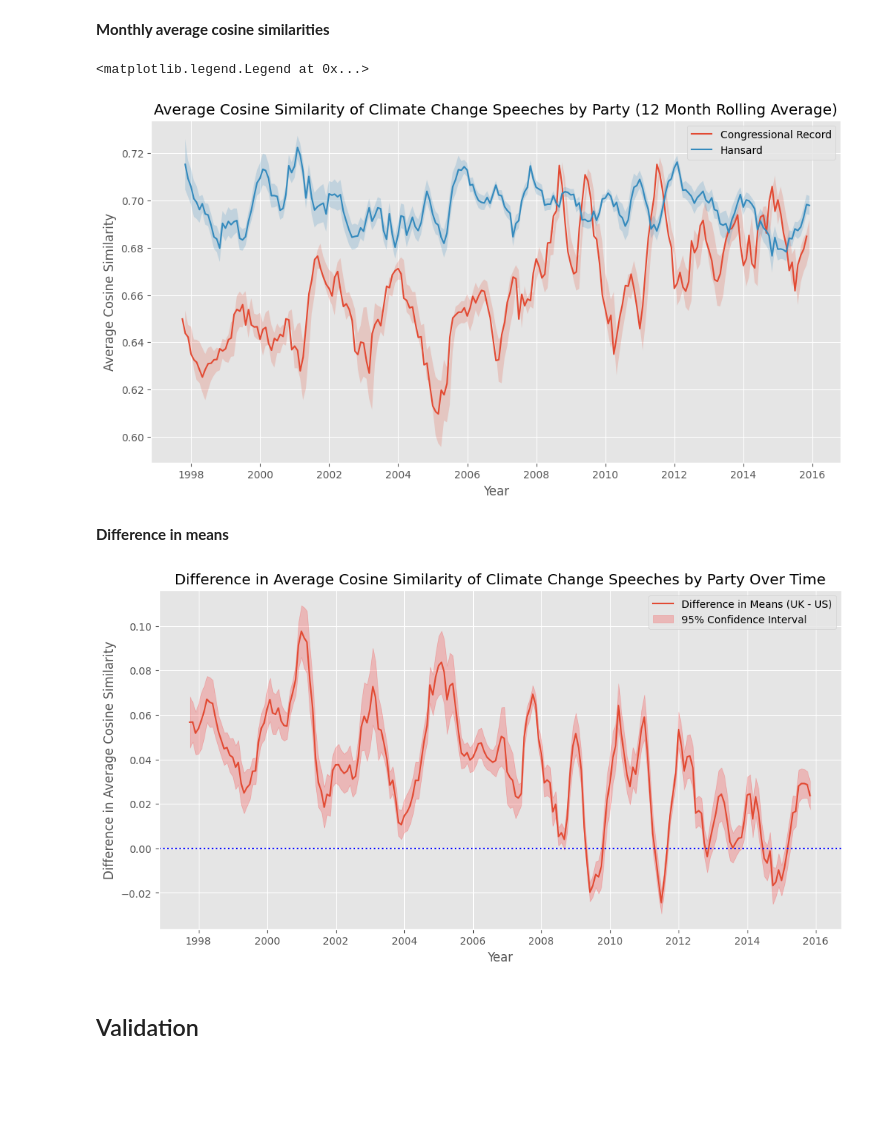
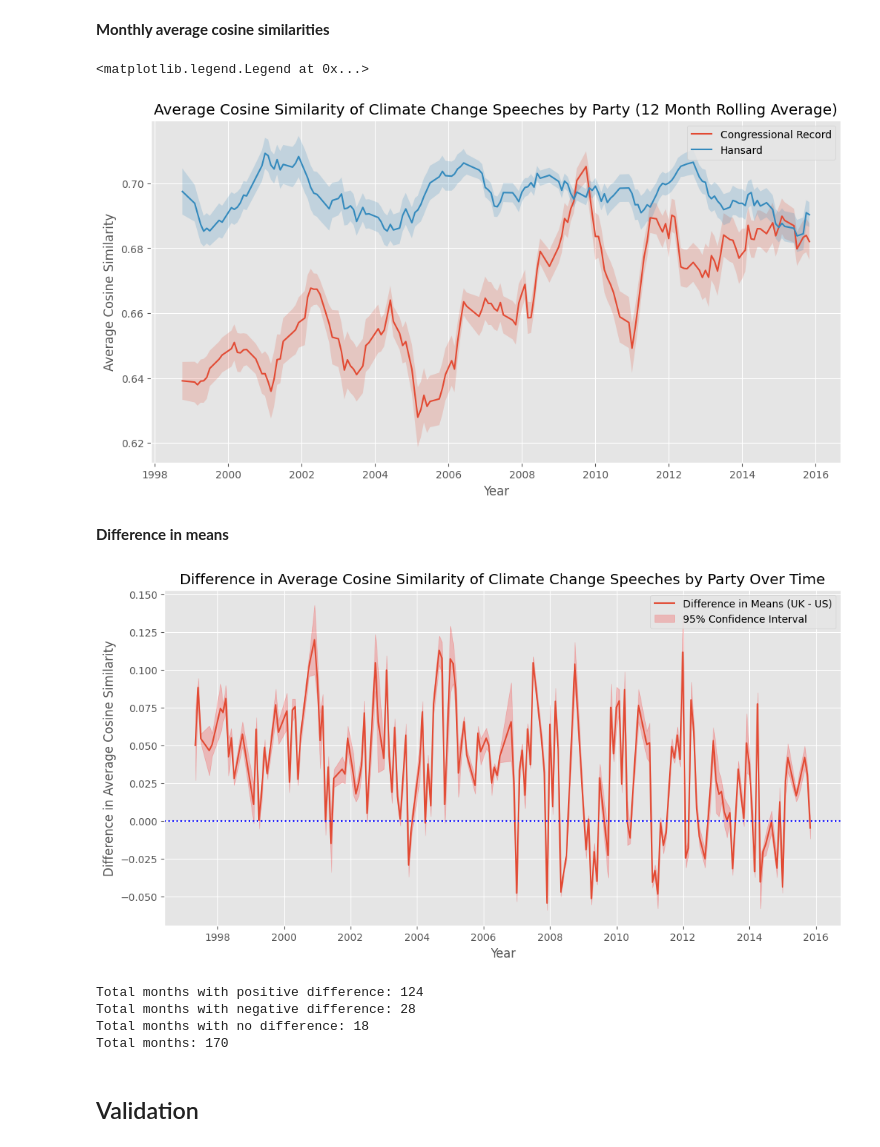
Before and after one commit to felixwallis/pir-dissertation, a Jupyter notebook: source/analysis/word_embeddings_analysis.ipynb, the cells around one changed output. Saved outputs shown, nothing was run; the diff lists cells and outputs as text; code cells hidden in the pictures; blank space fills up the shorter version.

```diff
--- a/source/analysis/word_embeddings_analysis.ipynb
+++ b/source/analysis/word_embeddings_analysis.ipynb
@@ -440,6 +440,13 @@ climate_monthly_similarities['upper_bound_diff'] = climate_monthly_similarities[
     climate_monthly_similarities['combined_confidence_interval']
 climate_monthly_similarities['lower_bound_diff'] = climate_monthly_similarities['difference_in_means'] - \
     climate_monthly_similarities['combined_confidence_interval']
+climate_monthly_similarities['significant_positive_diff'] = climate_monthly_similarities.apply(
+    lambda row: row['lower_bound_diff'] > 0, axis=1)
+climate_monthly_similarities['significant_negative_diff'] = climate_monthly_similarities.apply(
+    lambda row: row['upper_bound_diff'] < 0, axis=1)
+
+climate_monthly_similarities.to_csv(
+    DATA_PATH + 'climate_monthly_similarities.csv')
 # %% [markdown]
 ### Plotting the monthly average cosine similarities and difference in means of the Climate Congressional Record and Climate Hansard embeddings
 # %% [markdown]
@@ -450,17 +457,17 @@ interpolated_climate_monthly_similarities = climate_monthly_similarities.interpo
     method='time').dropna()
 
 # Window for rolling average
-widow = 6
+widow = 12
 
 plt.figure(figsize=(12, 6))
 plt.plot(interpolated_climate_monthly_similarities.index.to_timestamp(), interpolated_climate_monthly_similarities['climate_congressional_record_average_similarity'].rolling(
     window=widow).mean(), label='Congressional Record')
-plt.fill_between(interpolated_climate_monthly_similarities.index, interpolated_climate_monthly_similarities['climate_congressional_record_lower_bound'].rolling(
+plt.fill_between(interpolated_climate_monthly_similarities.index.to_timestamp(), interpolated_climate_monthly_similarities['climate_congressional_record_lower_bound'].rolling(
     window=widow).mean(), interpolated_climate_monthly_similarities['climate_congressional_record_upper_bound'].rolling(window=widow).mean(), alpha=0.2)
 
-plt.plot(interpolated_climate_monthly_similarities.index, interpolated_climate_monthly_similarities['climate_hansard_average_similarity'].rolling(
+plt.plot(interpolated_climate_monthly_similarities.index.to_timestamp(), interpolated_climate_monthly_similarities['climate_hansard_average_similarity'].rolling(
     window=widow).mean(), label='Hansard')
-plt.fill_between(interpolated_climate_monthly_similarities.index, interpolated_climate_monthly_similarities['climate_hansard_lower_bound'].rolling(
+plt.fill_between(interpolated_climate_monthly_similarities.index.to_timestamp(), interpolated_climate_monthly_similarities['climate_hansard_lower_bound'].rolling(
     window=widow).mean(), interpolated_climate_monthly_similarities['climate_hansard_upper_bound'].rolling(window=widow).mean(), alpha=0.2)
 
 plt.title('Average Cosine Similarity of Climate Change Speeches by Party (12 Month Rolling Average)')
@@ -469,32 +476,43 @@ plt.ylabel('Average Cosine Similarity')
 plt.legend()
 # %% [output]
 <matplotlib.legend.Legend at 0x...>
-[figure, old version]
+[figure, new version]
 # %% [markdown]
 **Difference in means**
 # %%
 # Interpolate missing values for plotting
 interpolated_climate_monthly_similarities = climate_monthly_similarities.interpolate(
     method='time').dropna()
 
-# Window for rolling average
-window = 6
-
 plt.figure(figsize=(12, 6))
 plt.plot(interpolated_climate_monthly_similarities.index.to_timestamp(
-), interpolated_climate_monthly_similarities['difference_in_means'].rolling(window=window).mean(), label='Difference in Means (UK - US)')
+), interpolated_climate_monthly_similarities['difference_in_means'], label='Difference in Means (UK - US)')
 plt.fill_between(interpolated_climate_monthly_similarities.index.to_timestamp(),
-                 interpolated_climate_monthly_similarities['lower_bound_diff'].rolling(
-                     window=window).mean(),
-                 interpolated_climate_monthly_similarities['upper_bound_diff'].rolling(window=window).mean(), color='red', alpha=0.2, label='95% Confidence Interval')
+                 interpolated_climate_monthly_similarities['lower_bound_diff'],
+                 interpolated_climate_monthly_similarities['upper_bound_diff'], color='red', alpha=0.2, label='95% Confidence Interval')
 plt.axhline(0, color='blue', linestyle='dotted')
 plt.title('Difference in Average Cosine Similarity of Climate Change Speeches by Party Over Time')
 plt.xlabel('Year')
 plt.ylabel('Difference in Average Cosine Similarity')
 plt.legend()
 plt.show()
 # %% [output]
-[figure, old version]
+[figure, new version]
+# %%
+climate_monthly_similarities.dropna(inplace=True)
+
+print(
+    f'Total months with positive difference: {climate_monthly_similarities["significant_positive_diff"].sum()}')
+print(
+    f'Total months with negative difference: {climate_monthly_similarities["significant_negative_diff"].sum()}')
+print(
+    f'Total months with no difference: {len(climate_monthly_similarities) - climate_monthly_similarities["significant_positive_diff"].sum() - climate_monthly_similarities["significant_negative_diff"].sum()}')
+print(f'Total months: {len(climate_monthly_similarities)}')
+# %% [output]
+Total months with positive difference: 124
+Total months with negative difference: 28
+Total months with no difference: 18
+Total months: 170
 # %% [markdown]
 ## Validation
 # %%
```
Also changed, not shown: 1 other file.
